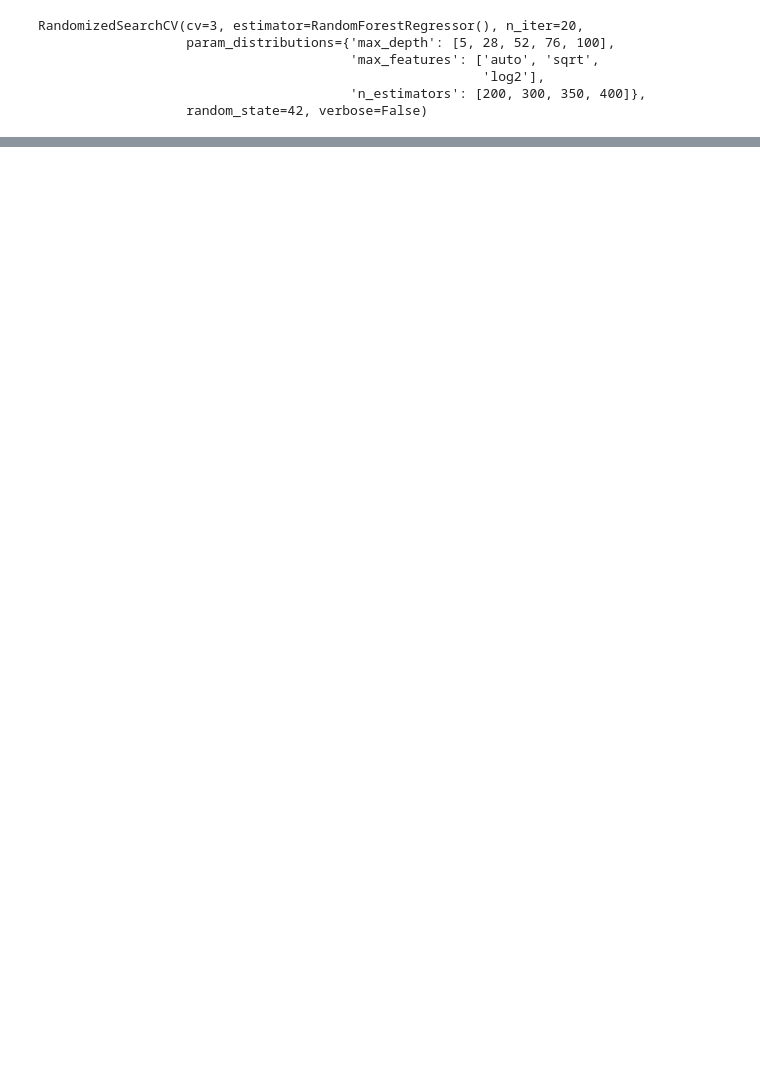
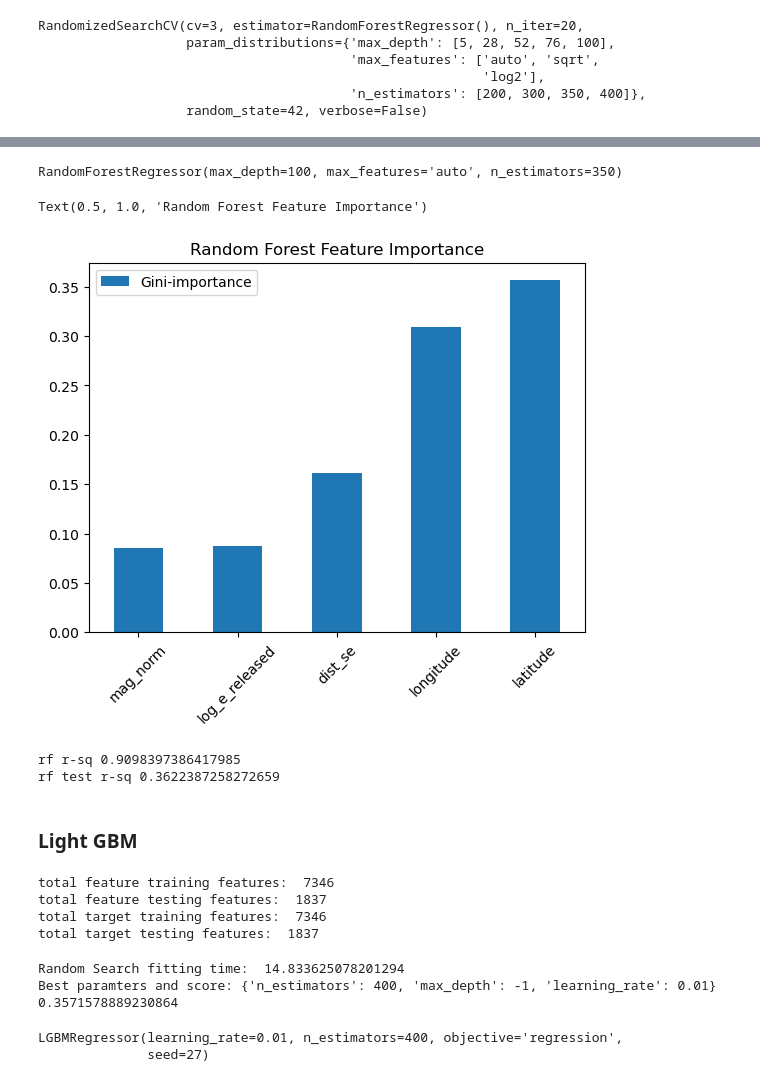
Before and after one commit to rootsnquery/ML-Climate-Project-Template-Fall2022, a Jupyter notebook: src/models.ipynb, the cells around one changed output, grey strips where cells are left out. Cells and saved outputs as stored; diff of their text form; code cells hidden in the pictures; blank space fills up the shorter version.

```diff
--- a/src/models.ipynb
+++ b/src/models.ipynb
@@ -76,7 +92,7 @@ plt.show()
 # random forest regressor
 # predicting EQ depth from mag_norm
 
-X_vars = mod_pr[['latitude','longitude','mag_norm', 'log_e_released']]
+X_vars = mod_pr[['latitude','longitude','mag_norm', 'log_e_released','dist_se']]
 target = mod_pr['depth']
 X_train, X_test, y_train, y_test = train_test_split(X_vars, target, test_size=0.40)
 
@@ -115,0 +127,30 @@ r_sq test:0.36273149470385635
+# %%
+#
+RF = RandomForestRegressor(n_estimators=rf_rscv.best_params_['n_estimators'],
+max_depth=rf_rscv.best_params_['max_depth'], max_features=rf_rscv.best_params_['max_features'])
+
+RF.fit(X_train, y_train)
+# %% [output]
+RandomForestRegressor(max_depth=100, max_features='auto', n_estimators=350)
+# %%
+feats = {} # a dict to hold feature_name: feature_importance
+for feature, importance in zip(X_vars.columns, RF.feature_importances_):
+    feats[feature] = importance #add the name/value pair
+
+importances = pd.DataFrame.from_dict(feats, orient='index').rename(columns={0: 'Gini-importance'})
+importances.sort_values(by='Gini-importance').plot(kind='bar', rot=45).set_title('Random Forest Feature Importance')
+# %% [output]
+Text(0.5, 1.0, 'Random Forest Feature Importance')
+[figure, added]
+# %%
+# predictions
+rf_y_train_pred = RF.predict(X_train)
+rf_y_test_pred = RF.predict(X_test)
+
+print('rf r-sq',RF.score(X_train,y_train))
+print('rf test r-sq',RF.score(X_test,y_test))
+# %% [output]
+rf r-sq 0.9098397386417985
+rf test r-sq 0.3622387258272659
+# %% [markdown]
+### Light GBM
@@ -115,0 +168,37 @@ r_sq test:0.36273149470385635
+# %%
+print('total feature training features: ', len(X_train))
+print('total feature testing features: ', len(X_test))
+print('total target training features: ', len(y_train))
+print('total target testing features: ', len(y_test))
+# %% [output]
+total feature training features:  7346
+total feature testing features:  1837
+total target training features:  7346
+total target testing features:  1837
+# %%
+start = time.time()
+lgb_params = {'max_depth': [-1,1,2],
+              'n_estimators': [100, 150, 200,300,400],
+              'learning_rate': [0.01, 0.1, 1]}
+
+lgb_rscv = RandomizedSearchCV(estimator=lgb.LGBMRegressor(objective = 'regression',seed=27),
+                              param_distributions = lgb_params, cv=10,random_state=42, n_iter=10)
+
+lgb_rscv.fit(X_train, y_train)
+finish = time.time()
+
+print('Random Search fitting time: ', finish-start)
+print("Best paramters and score:", lgb_rscv.best_params_,lgb_rscv.best_score_)
+# %% [output]
+Random Search fitting time:  14.833625078201294
+Best paramters and score: {'n_estimators': 400, 'max_depth': -1, 'learning_rate': 0.01} 0.3571578889230864
+# %%
+# retrieve best parameters
+LGBM = lgb.LGBMRegressor(learning_rate = lgb_rscv.best_params_['learning_rate'],
+                     max_depth = lgb_rscv.best_params_['max_depth'], n_estimators = lgb_rscv.best_params_['n_estimators'],
+                     objective = 'regression',seed=27)
+
+LGBM.fit(X_train,y_train)
+# %% [output]
+LGBMRegressor(learning_rate=0.01, n_estimators=400, objective='regression',
+              seed=27)
```
Also changed, not shown: parts of 11 cells of this notebook.
